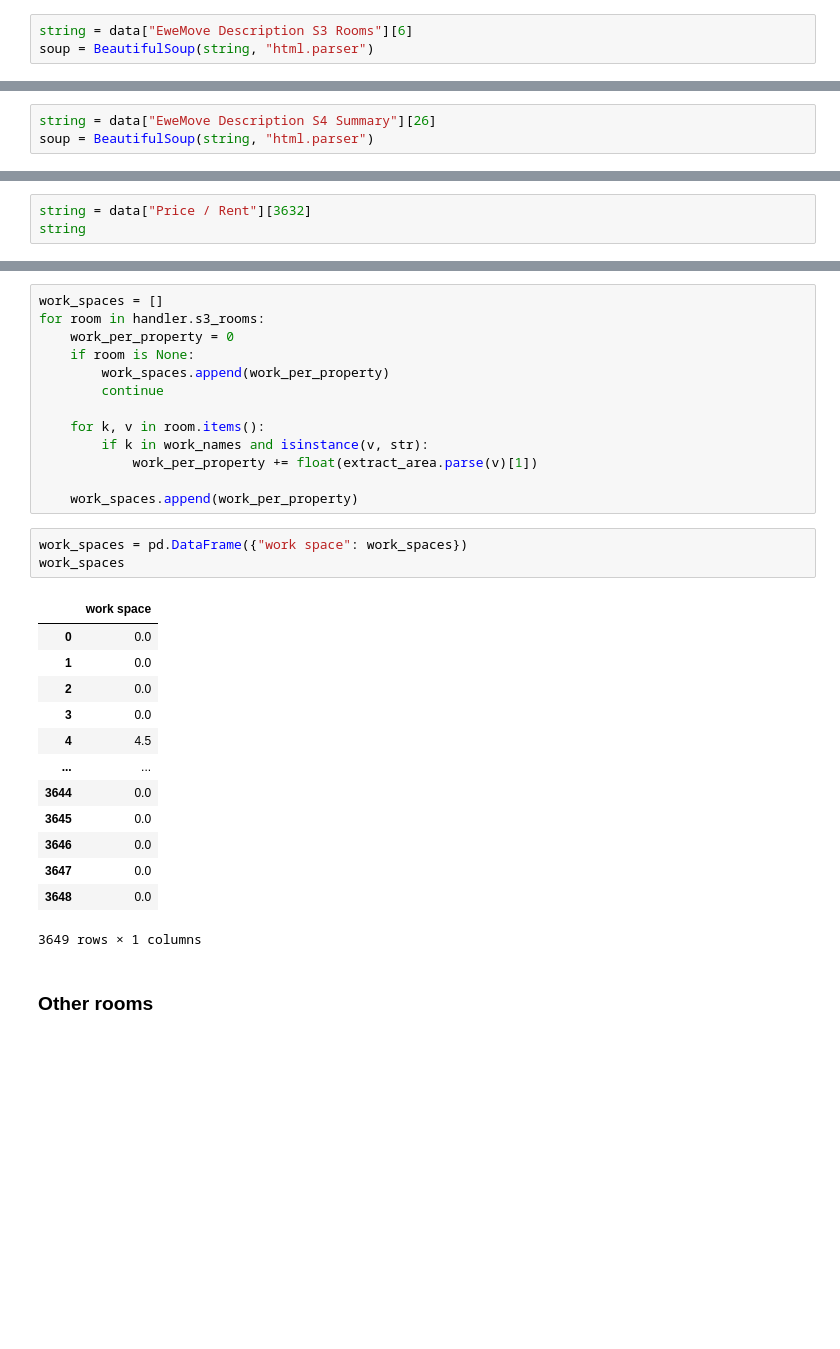
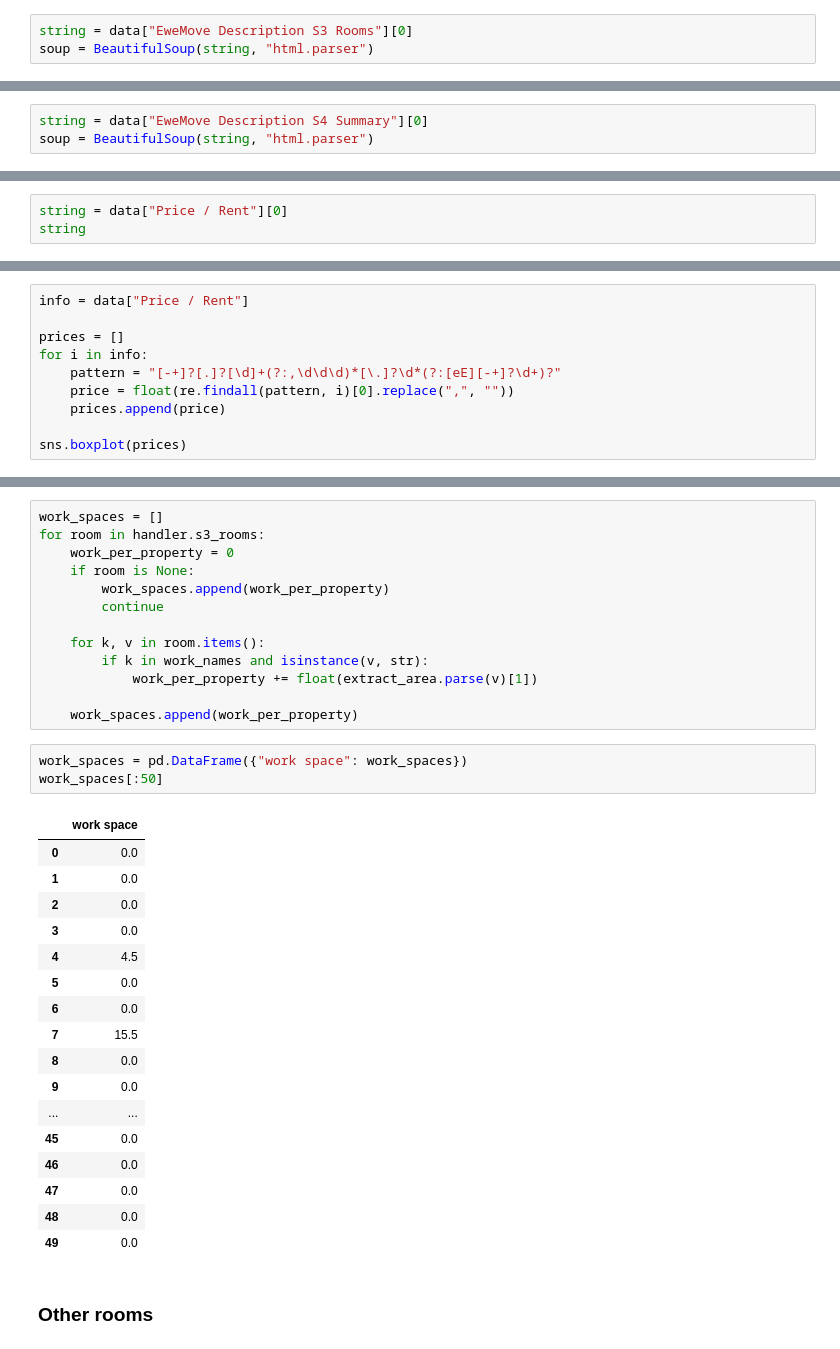
Before and after one commit to luowx0905/Individual-Project, a Jupyter notebook: sell property/read_dataset/read_property_data.ipynb, the cells around one changed output, grey strips where cells are left out. Saved outputs shown, nothing was run; the diff lists cells and outputs as text; blank space fills up the shorter version.

```diff
--- a/sell property/read_dataset/read_property_data.ipynb
+++ b/sell property/read_dataset/read_property_data.ipynb
@@ -95,7 +77,7 @@ Lovely Residential Area
 # %% [markdown]
 ## EweMove Description S3 Rooms
 # %%
-string = data["EweMove Description S3 Rooms"][6]
+string = data["EweMove Description S3 Rooms"][0]
 soup = BeautifulSoup(string, "html.parser")
 # %%
 rooms = soup.select("li")
@@ -118,7 +100,7 @@ Garage                   5.09m x 2.48m (12.6 sqm) - 16' 8" x 8' 1" (136 sqft)
 # %% [markdown]
 ## EweMove Description S4 Summary
 # %%
-string = data["EweMove Description S4 Summary"][26]
+string = data["EweMove Description S4 Summary"][0]
 soup = BeautifulSoup(string, "html.parser")
 # %%
 summary = list(filter(lambda s: s.startswith("<b>"), string.split("<li>")))
@@ -149,6 +125,6 @@ for s in summary:
 # %% [markdown]
 ## Price / Rent
 # %%
-string = data["Price / Rent"][3632]
+string = data["Price / Rent"][0]
 string
 # %% [output]
@@ -165,0 +143,10 @@ print(price)
+# %%
+info = data["Price / Rent"]
+
+prices = []
+for i in info:
+    pattern = "[-+]?[.]?[\d]+(?:,\d\d\d)*[\.]?\d*(?:[eE][-+]?\d+)?"
+    price = float(re.findall(pattern, i)[0].replace(",", ""))
+    prices.append(price)
+
+sns.boxplot(prices)
@@ -845,21 +837,25 @@ for room in handler.s3_rooms:
     work_spaces.append(work_per_property)
 # %%
 work_spaces = pd.DataFrame({"work space": work_spaces})
-work_spaces
+work_spaces[:50]
 # %% [output]
 |  | work space |
 | 0 | 0.0 |
 | 1 | 0.0 |
 | 2 | 0.0 |
 | 3 | 0.0 |
 | 4 | 4.5 |
+| 5 | 0.0 |
+| 6 | 0.0 |
+| 7 | 15.5 |
+| 8 | 0.0 |
+| 9 | 0.0 |
 | ... | ... |
-| 3644 | 0.0 |
-| 3645 | 0.0 |
-| 3646 | 0.0 |
-| 3647 | 0.0 |
-| 3648 | 0.0 |
+| 45 | 0.0 |
+| 46 | 0.0 |
+| 47 | 0.0 |
+| 48 | 0.0 |
+| 49 | 0.0 |
-3649 rows × 1 columns
 # %% [markdown]
 ### Other rooms
 # %%
```
Also changed, not shown: parts of 66 cells of this notebook, 8 other files.
